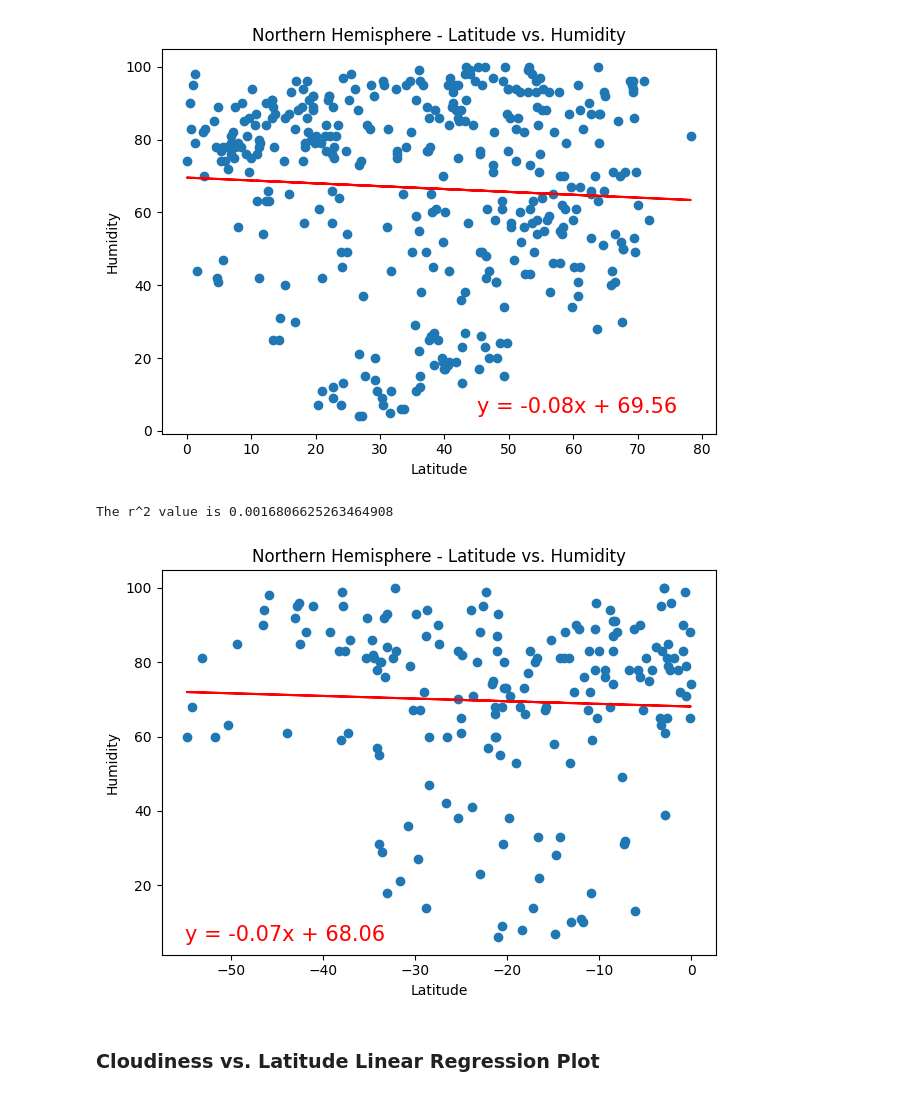
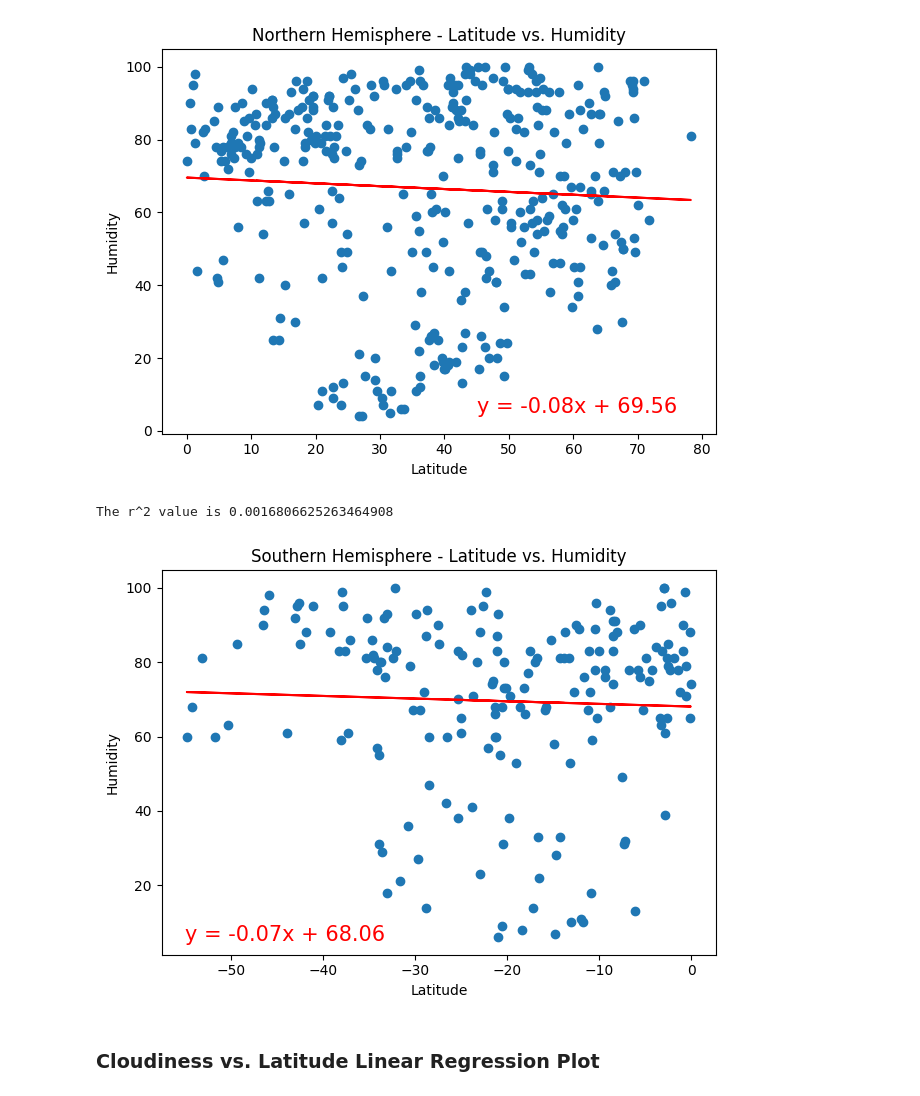
Before and after one commit to caitlin-hartley/python-api-challenge, a Jupyter notebook: weather_main.ipynb, the cells around one changed output. Saved outputs shown, nothing was run; the diff lists cells and outputs as text; code cells hidden in the pictures.

```diff
--- a/weather_main.ipynb
+++ b/weather_main.ipynb
@@ -396,22 +368,12 @@ plot_linear_regression(x_values, y_values, x_cord, y_cord, x_label, y_label, tit
 The r^2 value is 0.003371262352124503
 [figure]
 # %%
-# Southern Hemisphere
-x_values = southern_hemi_df['Lat']
-y_values = southern_hemi_df['Humidity']
-x_cord = -55
-y_cord = 5
-x_label = 'Latitude'
-y_label = 'Humidity'
-title = 'Southern Hemisphere - Latitude vs. Humidity'
-
-output_file = 'output_data/Fig8.png'
-
-# Call function to create and display linear regression plot
-plot_linear_regression(x_values, y_values, x_cord, y_cord, x_label, y_label, title, output_file)
+# Southern Hemisphere - Humidity, Figure 8
+plot_linear_regression(southern_hemi_df['Lat'], southern_hemi_df['Humidity'], -55, 5, 'Latitude',
+                       'Humidity', 'Southern Hemisphere - Latitude vs. Humidity', 'output_data/Fig8.png')
 # %% [output]
 The r^2 value is 0.0016806625263464908
-[figure, old version]
+[figure, new version]
 # %% [markdown]
 ### Cloudiness vs. Latitude Linear Regression Plot
 # %%
```
Also changed, not shown: parts of 8 cells of this notebook, 9 other files.
